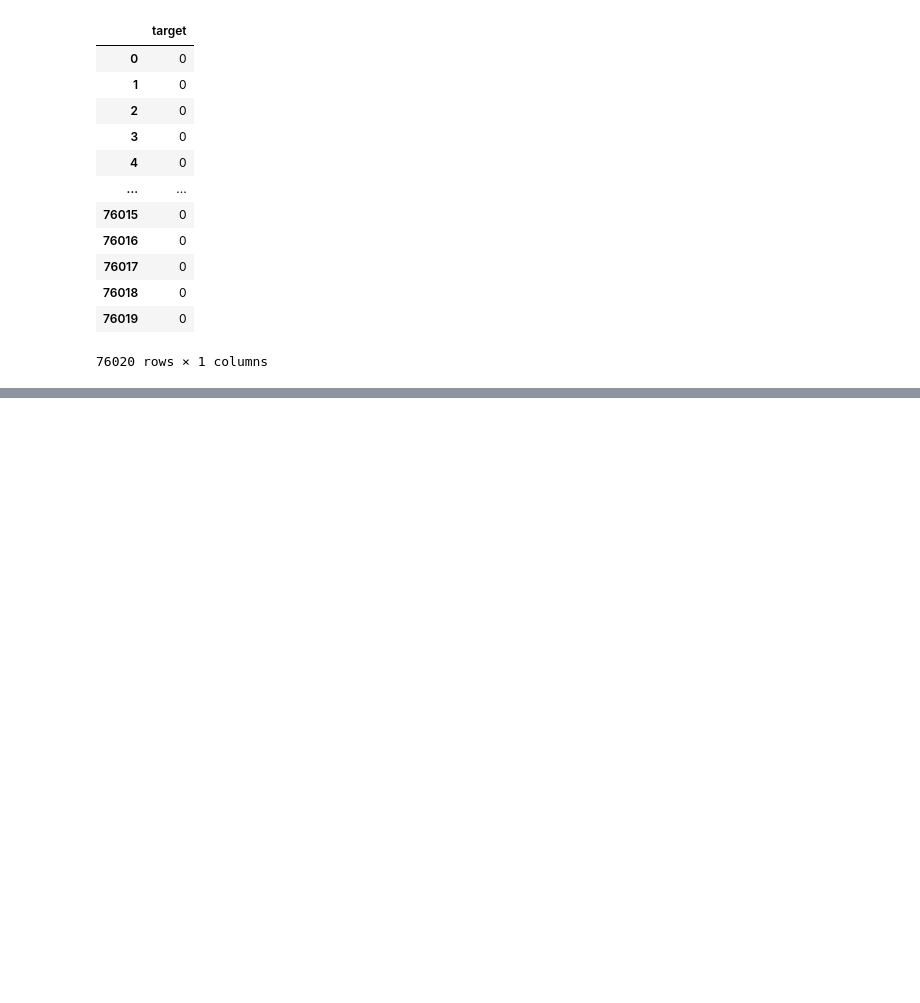
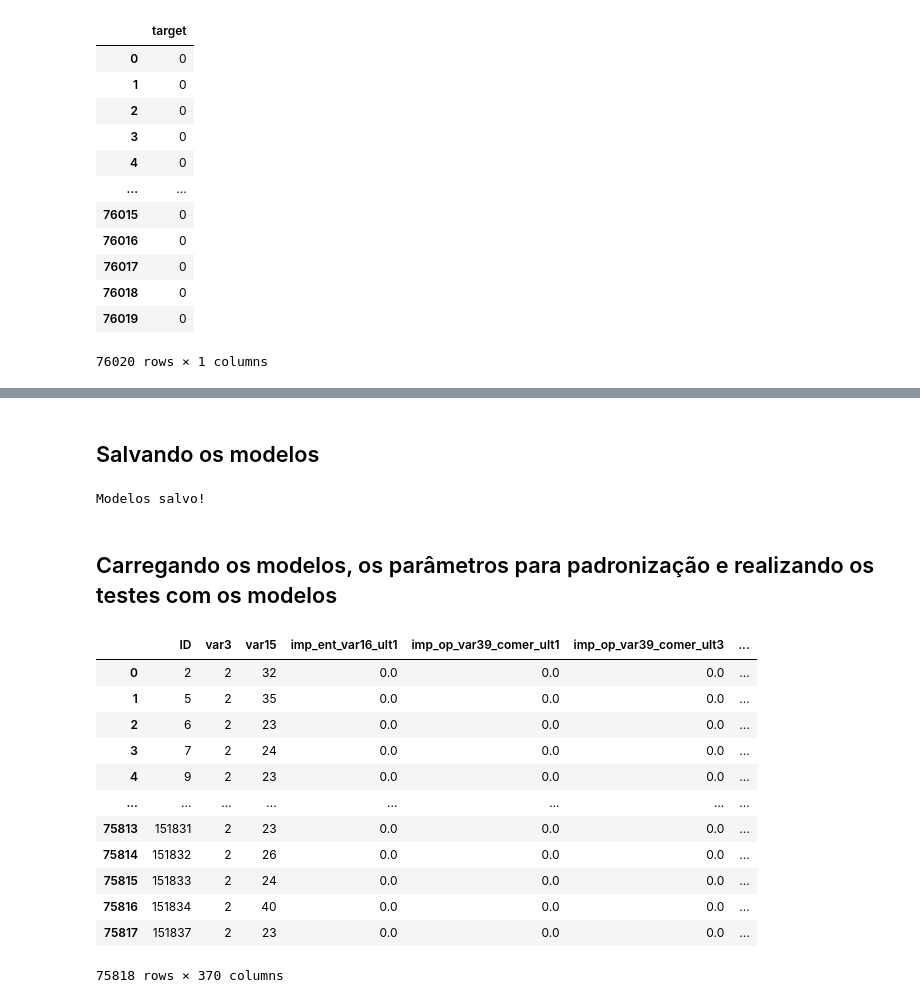
Before and after one commit to ohbtorres/SantanderCustomerSatisfaction, a Jupyter notebook: ClassificadorSantander.ipynb, the cells around one changed output, grey strips where cells are left out. Saved outputs shown, nothing was run; the diff lists cells and outputs as text; code cells hidden in the pictures; blank space fills up the shorter version.

```diff
--- a/ClassificadorSantander.ipynb
+++ b/ClassificadorSantander.ipynb
@@ -353,0 +562,10 @@ sns.boxenplot(data = X)
+# %% [markdown]
+## Salvando os modelos
+# %%
+pickle.dump(rsearch.best_estimator_, open('modelos/modelo_RF.sav', 'wb'))
+pickle.dump(rsearch_XG.best_estimator_,open('modelos/modelo_XG.sav','wb'))
+print("Modelos salvo!")
+# %% [output]
+Modelos salvo!
+# %% [markdown]
+## Carregando os modelos, os parâmetros para padronização e realizando os testes com os modelos
@@ -353,0 +577,17 @@ sns.boxenplot(data = X)
+# %%
+teste = pd.read_csv('test.csv',header = 0)
+teste
+# %% [output]
+|  | ID | var3 | var15 | imp_ent_var16_ult1 | imp_op_var39_comer_ult1 | imp_op_var39_comer_ult3 | ... |
+| 0 | 2 | 2 | 32 | 0.0 | 0.0 | 0.0 | ... |
+| 1 | 5 | 2 | 35 | 0.0 | 0.0 | 0.0 | ... |
+| 2 | 6 | 2 | 23 | 0.0 | 0.0 | 0.0 | ... |
+| 3 | 7 | 2 | 24 | 0.0 | 0.0 | 0.0 | ... |
+| 4 | 9 | 2 | 23 | 0.0 | 0.0 | 0.0 | ... |
+| ... | ... | ... | ... | ... | ... | ... | ... |
+| 75813 | 151831 | 2 | 23 | 0.0 | 0.0 | 0.0 | ... |
+| 75814 | 151832 | 2 | 26 | 0.0 | 0.0 | 0.0 | ... |
+| 75815 | 151833 | 2 | 24 | 0.0 | 0.0 | 0.0 | ... |
+| 75816 | 151834 | 2 | 40 | 0.0 | 0.0 | 0.0 | ... |
+| 75817 | 151837 | 2 | 23 | 0.0 | 0.0 | 0.0 | ... |
+75818 rows × 370 columns
```
Also changed, not shown: parts of 32 cells of this notebook.
